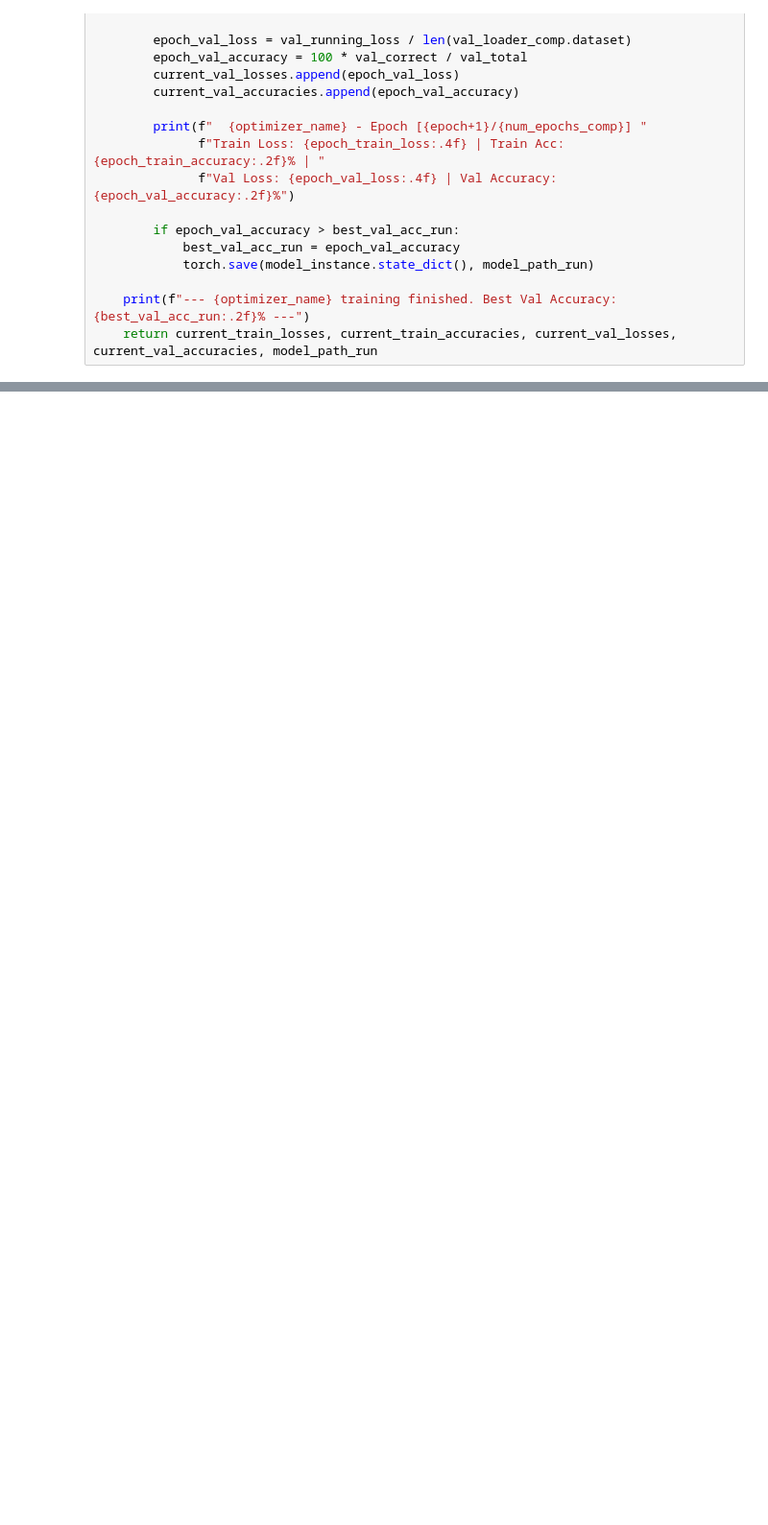
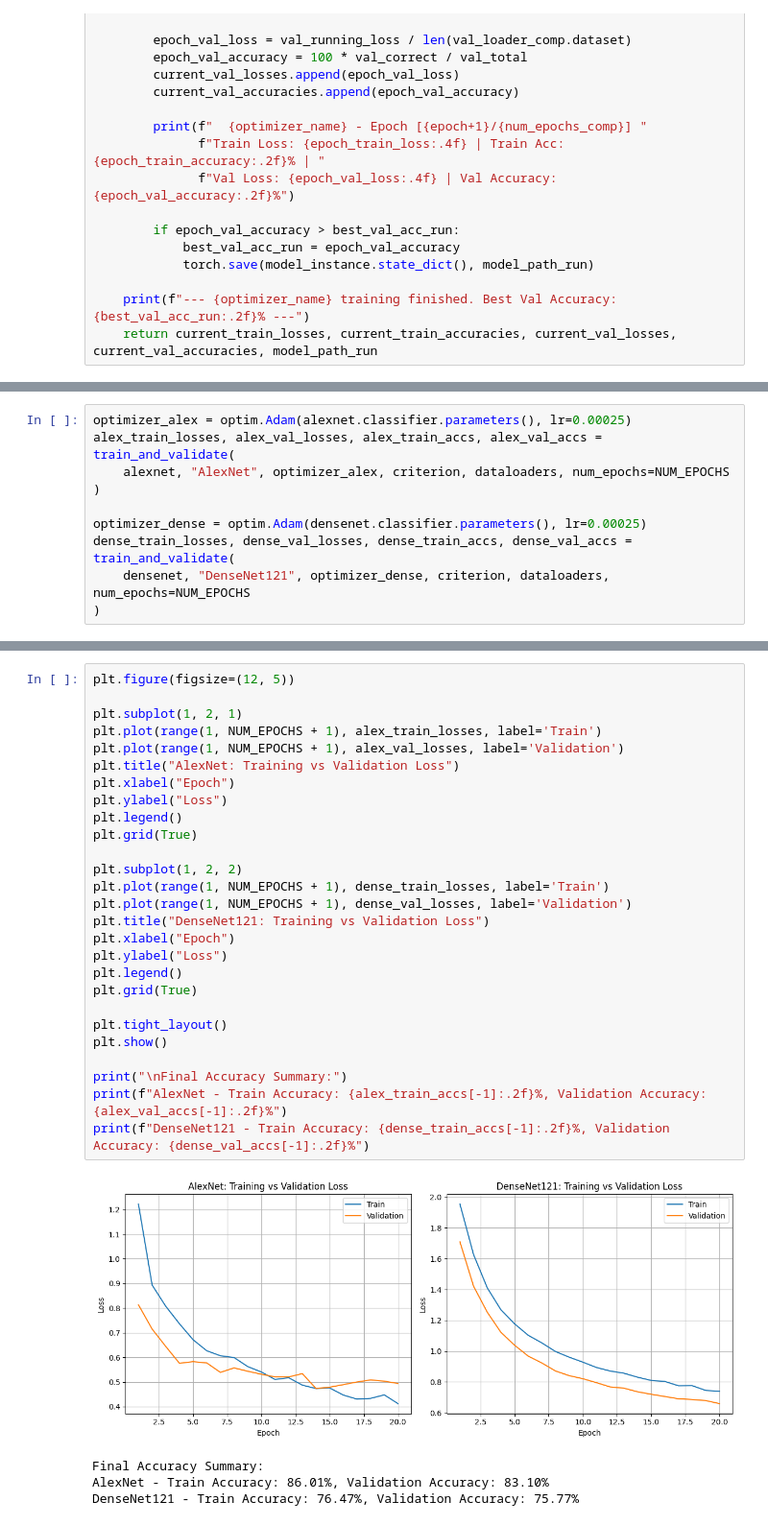
Before and after one commit to lahirunie-dulsara/EN3150-Assignment-3-CNN, a Jupyter notebook: RealWaste.ipynb, the cells around one changed output, grey strips where cells are left out. Shown at 96% size. Cells and saved outputs as stored; diff of their text form; blank space fills up the shorter version.

Commit message:
added alexnet & densenet

```diff
--- a/RealWaste.ipynb
+++ b/RealWaste.ipynb
@@ -566,0 +665,10 @@ print("\nConfusion matrices generated for all optimizer models.")
+# %%
+optimizer_alex = optim.Adam(alexnet.classifier.parameters(), lr=0.00025)
+alex_train_losses, alex_val_losses, alex_train_accs, alex_val_accs = train_and_validate(
+    alexnet, "AlexNet", optimizer_alex, criterion, dataloaders, num_epochs=NUM_EPOCHS
+)
+
+optimizer_dense = optim.Adam(densenet.classifier.parameters(), lr=0.00025)
+dense_train_losses, dense_val_losses, dense_train_accs, dense_val_accs = train_and_validate(
+    densenet, "DenseNet121", optimizer_dense, criterion, dataloaders, num_epochs=NUM_EPOCHS
+)
@@ -566,0 +689,32 @@ print("\nConfusion matrices generated for all optimizer models.")
+# %%
+plt.figure(figsize=(12, 5))
+
+plt.subplot(1, 2, 1)
+plt.plot(range(1, NUM_EPOCHS + 1), alex_train_losses, label='Train')
+plt.plot(range(1, NUM_EPOCHS + 1), alex_val_losses, label='Validation')
+plt.title("AlexNet: Training vs Validation Loss")
+plt.xlabel("Epoch")
+plt.ylabel("Loss")
+plt.legend()
+plt.grid(True)
+
+plt.subplot(1, 2, 2)
+plt.plot(range(1, NUM_EPOCHS + 1), dense_train_losses, label='Train')
+plt.plot(range(1, NUM_EPOCHS + 1), dense_val_losses, label='Validation')
+plt.title("DenseNet121: Training vs Validation Loss")
+plt.xlabel("Epoch")
+plt.ylabel("Loss")
+plt.legend()
+plt.grid(True)
+
+plt.tight_layout()
+plt.show()
+
+print("\nFinal Accuracy Summary:")
+print(f"AlexNet - Train Accuracy: {alex_train_accs[-1]:.2f}%, Validation Accuracy: {alex_val_accs[-1]:.2f}%")
+print(f"DenseNet121 - Train Accuracy: {dense_train_accs[-1]:.2f}%, Validation Accuracy: {dense_val_accs[-1]:.2f}%")
+# %% [output]
+[figure, added]
+Final Accuracy Summary:
+AlexNet - Train Accuracy: 86.01%, Validation Accuracy: 83.10%
+DenseNet121 - Train Accuracy: 76.47%, Validation Accuracy: 75.77%
```
Also changed, not shown: parts of 13 cells of this notebook.
